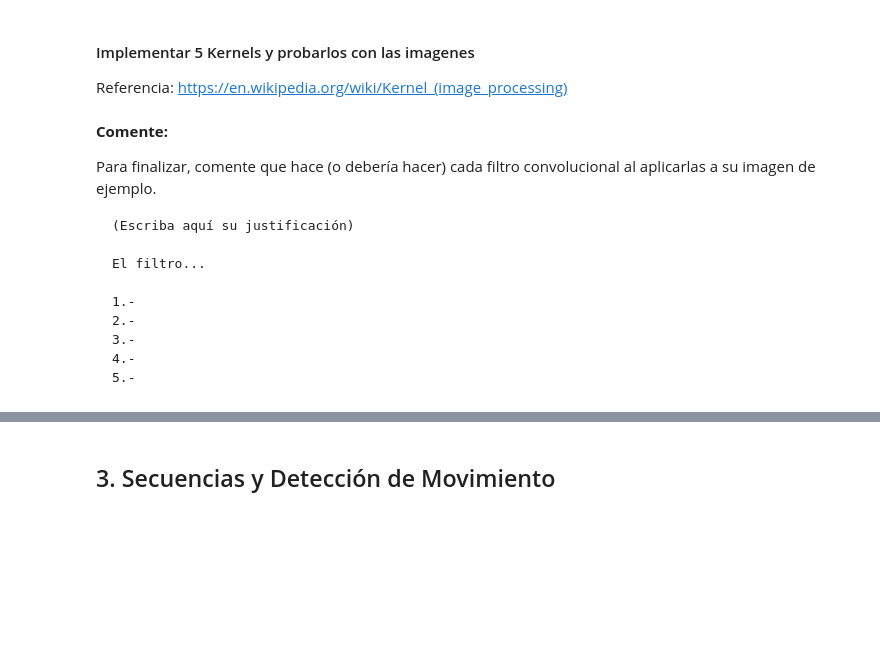
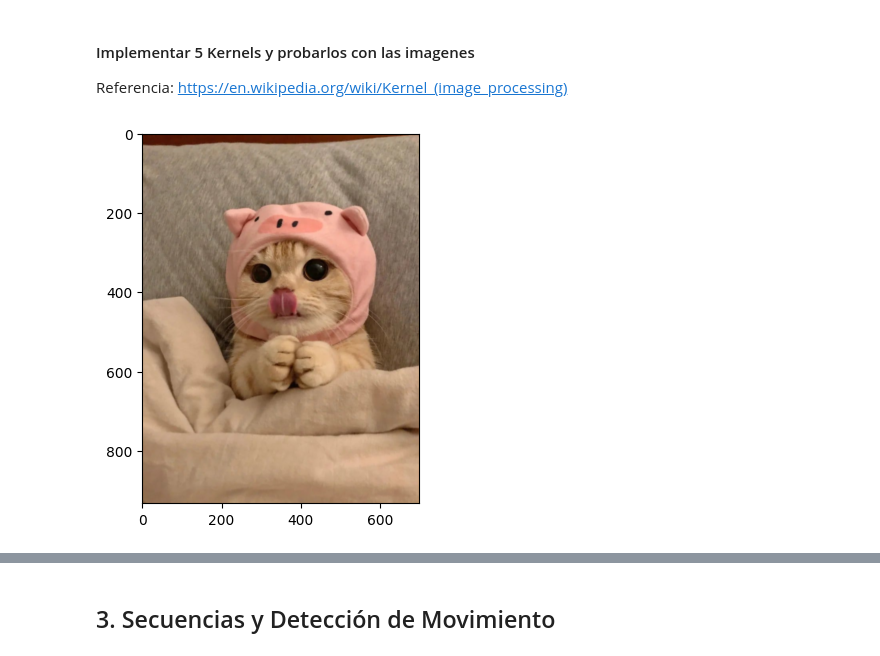
Before and after one commit to cristianjaram/MDS7202-labs, a Jupyter notebook: labs/Lab2/Lab2_enunciado.ipynb, the cells around one changed output, grey strips where cells are left out. Drawn from its saved outputs; the diff is of its cells as text; code cells hidden in the pictures; blank space fills up the shorter version.

````diff
--- a/labs/Lab2/Lab2_enunciado.ipynb
+++ b/labs/Lab2/Lab2_enunciado.ipynb
@@ -623,16 +668,31 @@ lib.conv_channel(gatito, kernel_1).show()
-# %% [markdown]
-**Comente:**
-
-Para finalizar, comente que hace (o debería hacer) cada filtro convolucional al aplicarlas a su imagen de ejemplo.
-
-```
-(Escriba aquí su justificación)
-
-El filtro...
-
-1.-
-2.-
-3.-
-4.-
-5.-
-```
+# %%
+# Convolución
+
+# Sharpen
+kernel_1 = np.array([[0, -1,  0],
+                     [-1,  5, -1],
+                     [0, -1,  0]])
+
+#Box blur
+kernel_2 = np.array([[1/9, 1/9, 1/9],
+                     [1/9, 1/9, 1/9],
+                     [1/9, 1/9, 1/9]])
+
+# Edge detection
+kernel_3 = np.array([[-1, -1, -1],
+                     [-1,  8, -1],
+                     [-1, -1, -1]])
+
+# Emboss
+kernel_4 = np.array([[-2, -1,  0],
+                     [-1,  1,  1],
+                     [0,   1,  2]])
+
+# Gaussian blur
+kernel_5 = np.array([[1/16, 2/16, 1/16],
+                     [2/16, 4/16, 2/16],
+                     [1/16, 2/16, 1/16]])
+
+lib.conv_channel(gatito, kernel_5).show()
+# %% [output]
+[figure, added]
````
Also changed, not shown: parts of 5 cells of this notebook.
